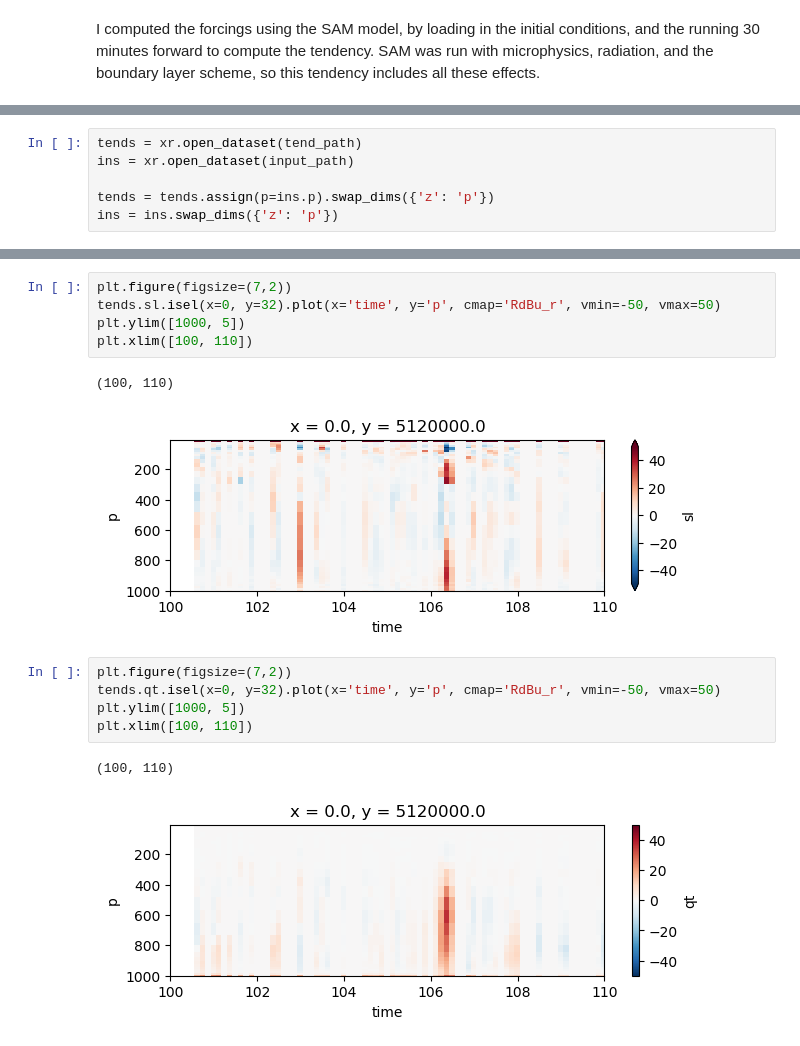
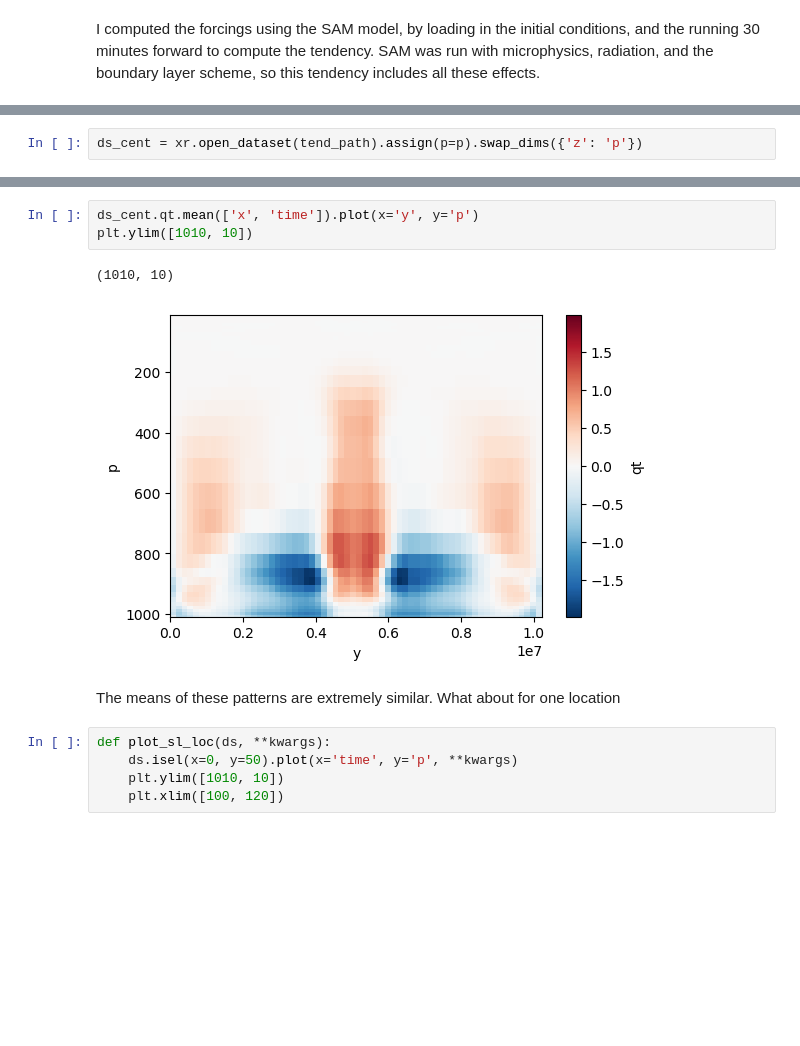
Before and after one commit to nbren12/uwnet, a Jupyter notebook: notebooks/2.7-SAM-computed-forcings.ipynb, the cells around one changed output, grey strips where cells are left out. Cells and saved outputs as stored; diff of their text form; blank space fills up the shorter version.

```diff
--- a/notebooks/2.7-SAM-computed-forcings.ipynb
+++ b/notebooks/2.7-SAM-computed-forcings.ipynb
@@ -11,6 +60,2 @@ input_path = "../data/processed/inputs.nc"
 # %%
-tends = xr.open_dataset(tend_path)
-ins = xr.open_dataset(input_path)
-
-tends = tends.assign(p=ins.p).swap_dims({'z': 'p'})
-ins = ins.swap_dims({'z': 'p'})
+ds_cent = xr.open_dataset(tend_path).assign(p=p).swap_dims({'z': 'p'})
@@ -33,16 +68,13 @@ Here is what it looks like for a single point on the equator
+# %%
+ds_cent.qt.mean(['x', 'time']).plot(x='y', y='p')
+plt.ylim([1010, 10])
+# %% [output]
+(1010, 10)
+[figure, added]
+# %% [markdown]
+The means of these patterns are extremely similar. What about for one location
 # %%
-plt.figure(figsize=(7,2))
-tends.sl.isel(x=0, y=32).plot(x='time', y='p', cmap='RdBu_r', vmin=-50, vmax=50)
-plt.ylim([1000, 5])
-plt.xlim([100, 110])
+def plot_sl_loc(ds, **kwargs):
+    ds.isel(x=0, y=50).plot(x='time', y='p', **kwargs)
+    plt.ylim([1010, 10])
+    plt.xlim([100, 120])
-# %% [output]
-(100, 110)
-[figure, removed]
-# %%
-plt.figure(figsize=(7,2))
-tends.qt.isel(x=0, y=32).plot(x='time', y='p', cmap='RdBu_r', vmin=-50, vmax=50)
-plt.ylim([1000, 5])
-plt.xlim([100, 110])
-# %% [output]
-(100, 110)
-[figure, removed]
```
Also changed, not shown: parts of 21 cells of this notebook.
